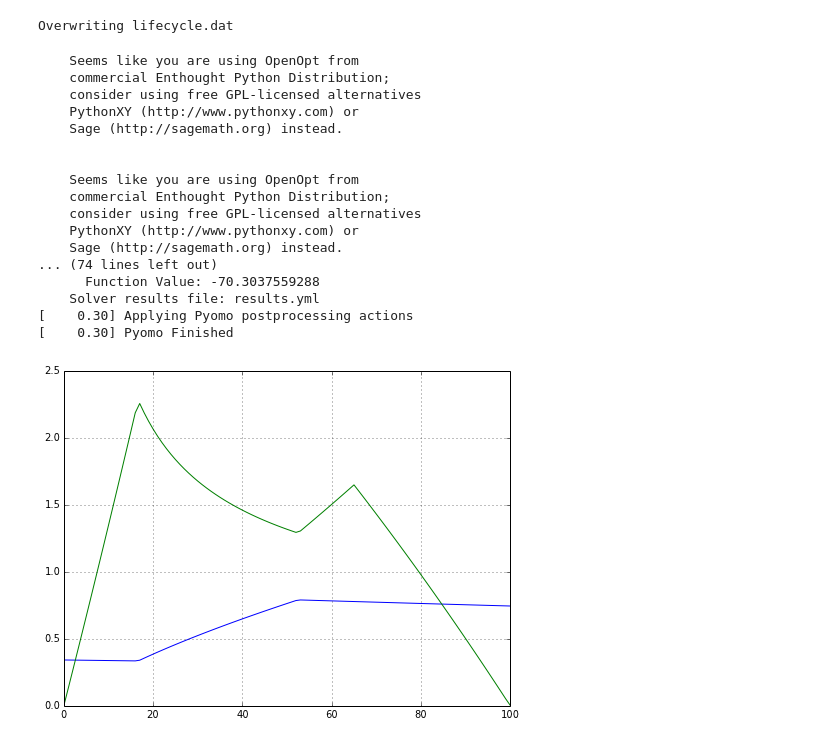
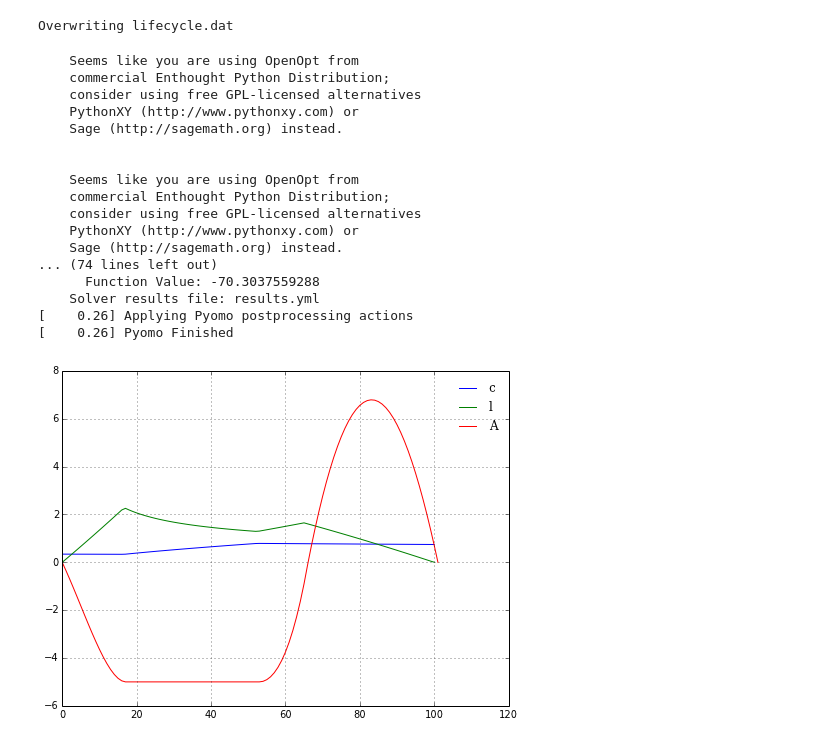
Before and after one commit to davidrpugh/zice-2014, a Jupyter notebook: optimization/Pyomo Tutorial.ipynb, the cells around one changed output. Drawn from its saved outputs; the diff is of its cells as text; code cells hidden in the pictures.

```diff
--- a/optimization/Pyomo Tutorial.ipynb
+++ b/optimization/Pyomo Tutorial.ipynb
@@ -144,0 +313,17 @@ Possibly want to install the [Interior Point Optimizer (`ipopt`)](https://projec
+# %%
+stream = open("results.yml", 'r')
+lifecycle_results = yaml.load(stream)
+# %%
+# initial assets
+assets = [0.0]
+
+consumption = []
+
+for t in range(101):
+    if t > 0:
+        assets.append(lifecycle_results['Solution'][1]['Variable']['assets[%i]' %t]['Value'])
+
+    consumption.append(lifecycle_results['Solution'][1]['Variable']['consumption[%i]' %t]['Value'])
+
+# terminal assets
+assets.append(0.0)
@@ -319,26 +512,37 @@ Overwriting lifecycle.dat
 ... (74 lines left out)
       Function Value: -70.3037559288
     Solver results file: results.yml
-[    0.30] Applying Pyomo postprocessing actions
-[    0.30] Pyomo Finished
+[    0.26] Applying Pyomo postprocessing actions
+[    0.26] Pyomo Finished
 # %%
 stream = open("results.yml", 'r')
 results = yaml.load(stream)
 # %%
+stream = open("results.yml", 'r')
+results = yaml.load(stream)
+# initial assets
 assets = [0.0]
+
 consumption = []
 labor_supply = []
 
 for t in range(101):
-    #assets.append(results['Solution'][1]['Variable']['assets[%i]' %(t+1)]['Value'])
+    if t > 0:
+        assets.append(results['Solution'][1]['Variable']['assets[%i]' %t]['Value'])
+
     consumption.append(results['Solution'][1]['Variable']['consumption[%i]' %t]['Value'])
     labor_supply.append(results['Solution'][1]['Variable']['labor_supply[%i]' %t]['Value'])
+
+# terminal assets
+assets.append(0.0)
 # %%
 plt.figure(figsize=(8,6))
 
-plt.plot(range(101), consumption)
-plt.plot(range(101), labor_supply)
+plt.plot(range(101), consumption, label='c')
+plt.plot(range(101), labor_supply, label='l')
+plt.plot(range(102), assets, label='A')
 plt.grid()
+plt.legend(loc=0, frameon=False, prop={'family':'serif'})
 plt.show()
 # %% [output]
-[figure, old version]
+[figure, new version]
```
Also changed, not shown: parts of 11 cells of this notebook, 14 other files.
